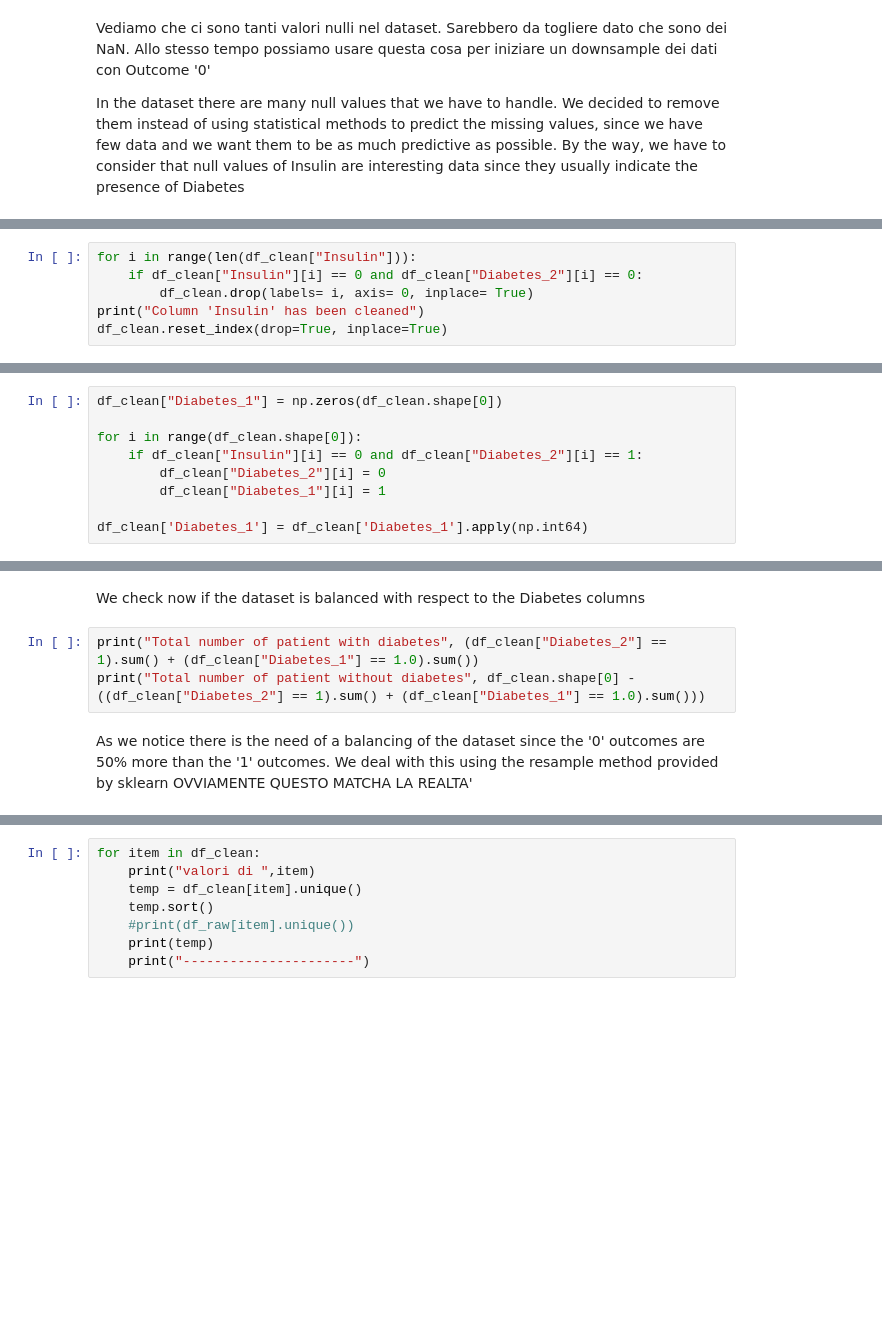
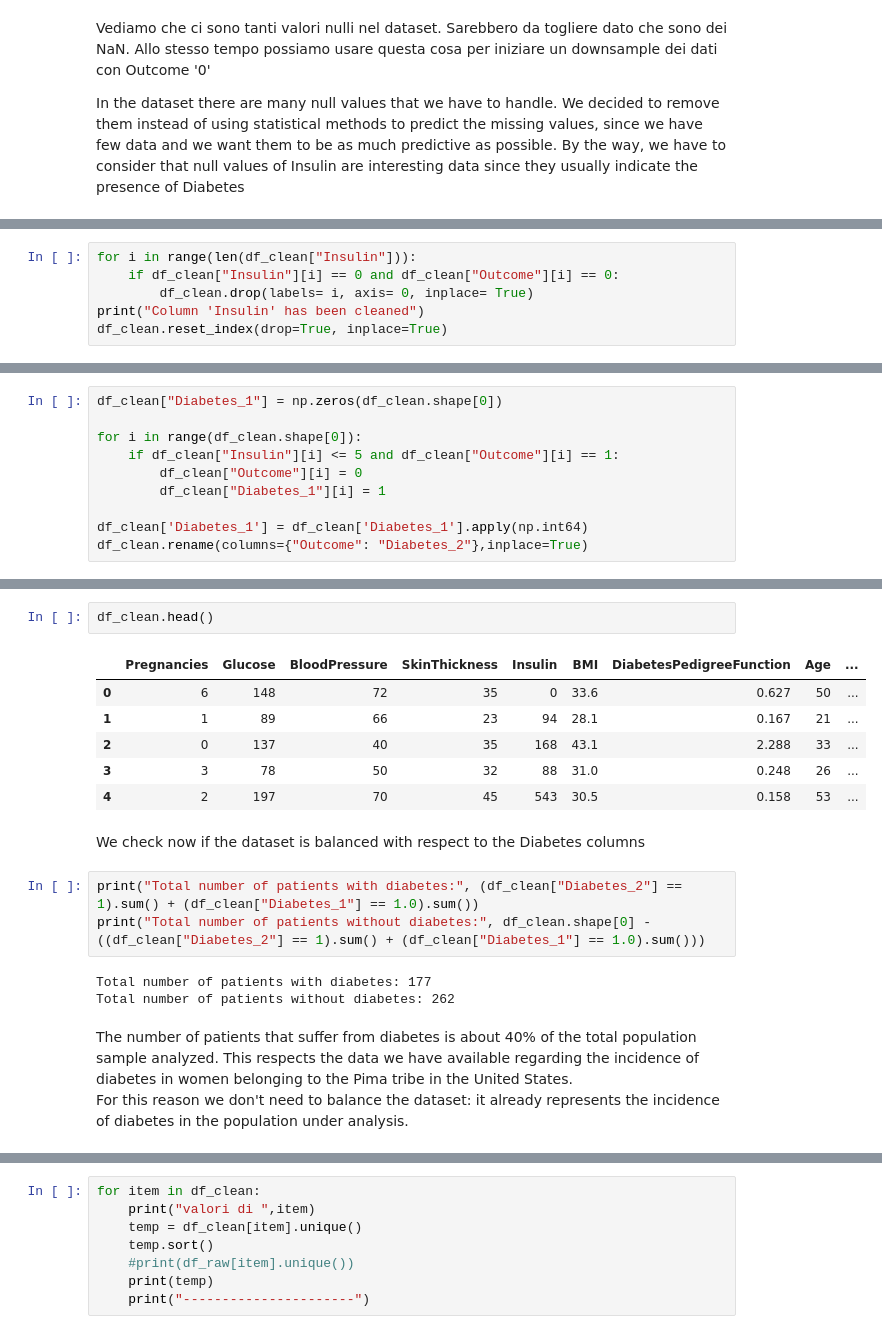
Before and after one commit to LucaZucchini97/Project_Venieri_Zucchini, a Jupyter notebook: FAIKR3_project_Venieri_Zucchini.ipynb, the cells around one changed output, grey strips where cells are left out. Drawn from its saved outputs; the diff is of its cells as text; blank space fills up the shorter version.

```diff
--- a/FAIKR3_project_Venieri_Zucchini.ipynb
+++ b/FAIKR3_project_Venieri_Zucchini.ipynb
@@ -108,6 +171,6 @@ With regard to the Insulin column we consider the fact that a null value of insu
 # %%
 for i in range(len(df_clean["Insulin"])):
-    if df_clean["Insulin"][i] == 0 and df_clean["Diabetes_2"][i] == 0:
+    if df_clean["Insulin"][i] == 0 and df_clean["Outcome"][i] == 0:
         df_clean.drop(labels= i, axis= 0, inplace= True)
 print("Column 'Insulin' has been cleaned")
 df_clean.reset_index(drop=True, inplace=True)
@@ -115,8 +182,9 @@ df_clean.reset_index(drop=True, inplace=True)
 df_clean["Diabetes_1"] = np.zeros(df_clean.shape[0])
 
 for i in range(df_clean.shape[0]):
-    if df_clean["Insulin"][i] == 0 and df_clean["Diabetes_2"][i] == 1:
-        df_clean["Diabetes_2"][i] = 0
+    if df_clean["Insulin"][i] <= 5 and df_clean["Outcome"][i] == 1:
+        df_clean["Outcome"][i] = 0
         df_clean["Diabetes_1"][i] = 1
 
 df_clean['Diabetes_1'] = df_clean['Diabetes_1'].apply(np.int64)
+df_clean.rename(columns={"Outcome": "Diabetes_2"},inplace=True)
@@ -123,9 +200,21 @@ df_clean['Diabetes_1'] = df_clean['Diabetes_1'].apply(np.int64)
+# %%
+df_clean.head()
+# %% [output]
+|  | Pregnancies | Glucose | BloodPressure | SkinThickness | Insulin | BMI | DiabetesPedigreeFunction | Age | ... |
+| 0 | 6 | 148 | 72 | 35 | 0 | 33.6 | 0.627 | 50 | ... |
+| 1 | 1 | 89 | 66 | 23 | 94 | 28.1 | 0.167 | 21 | ... |
+| 2 | 0 | 137 | 40 | 35 | 168 | 43.1 | 2.288 | 33 | ... |
+| 3 | 3 | 78 | 50 | 32 | 88 | 31.0 | 0.248 | 26 | ... |
+| 4 | 2 | 197 | 70 | 45 | 543 | 30.5 | 0.158 | 53 | ... |
 # %% [markdown]
 We check now if the dataset is balanced with respect to the Diabetes columns
 # %%
-print("Total number of patient with diabetes", (df_clean["Diabetes_2"] == 1).sum() + (df_clean["Diabetes_1"] == 1.0).sum())
-print("Total number of patient without diabetes", df_clean.shape[0] - ((df_clean["Diabetes_2"] == 1).sum() + (df_clean["Diabetes_1"] == 1.0).sum()))
+print("Total number of patients with diabetes:", (df_clean["Diabetes_2"] == 1).sum() + (df_clean["Diabetes_1"] == 1.0).sum())
+print("Total number of patients without diabetes:", df_clean.shape[0] - ((df_clean["Diabetes_2"] == 1).sum() + (df_clean["Diabetes_1"] == 1.0).sum()))
+# %% [output]
+Total number of patients with diabetes: 177
+Total number of patients without diabetes: 262
-# %% [markdown]
-As we notice there is the need of a balancing of the dataset since the '0' outcomes are 50% more than the '1' outcomes. We deal with this using the resample method provided by sklearn
-OVVIAMENTE QUESTO MATCHA LA REALTA'
+# %% [markdown]
+The number of patients that suffer from diabetes is about 40% of the total population sample analyzed. This respects the data we have available regarding the incidence of diabetes in women belonging to the Pima tribe in the United States.
+For this reason we don't need to balance the dataset: it already represents the incidence of diabetes in the population under analysis.
 # %% [markdown]
```
Also changed, not shown: parts of 18 cells of this notebook.
